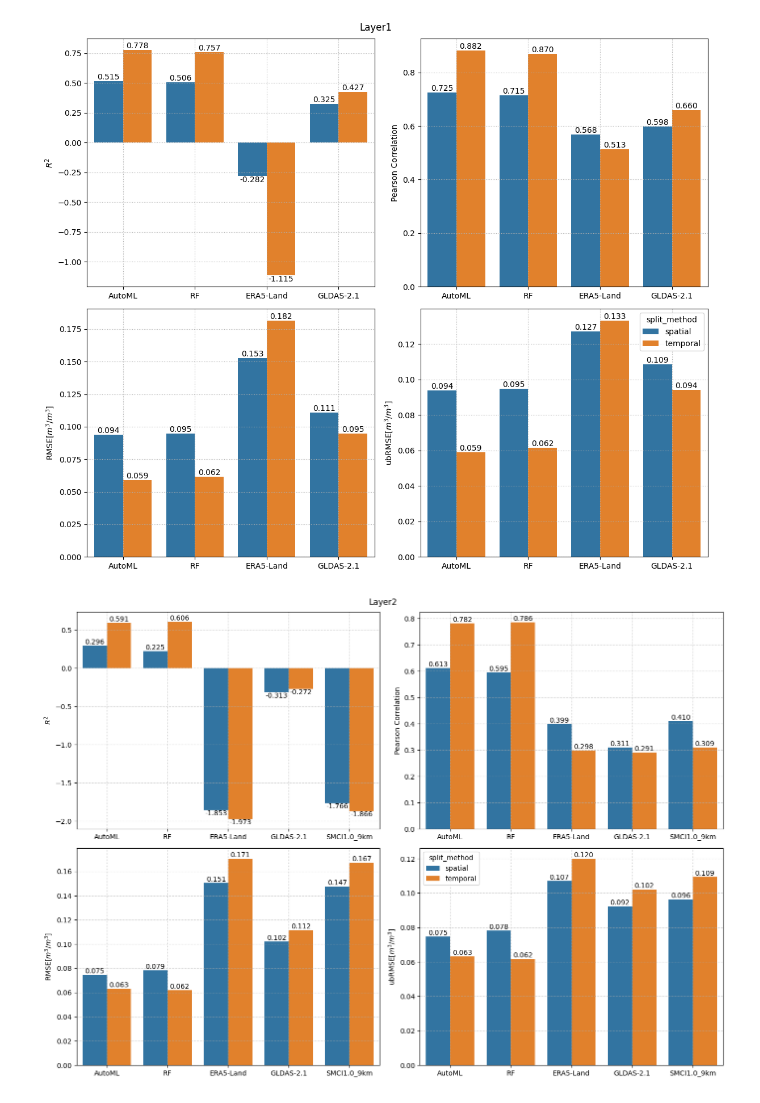
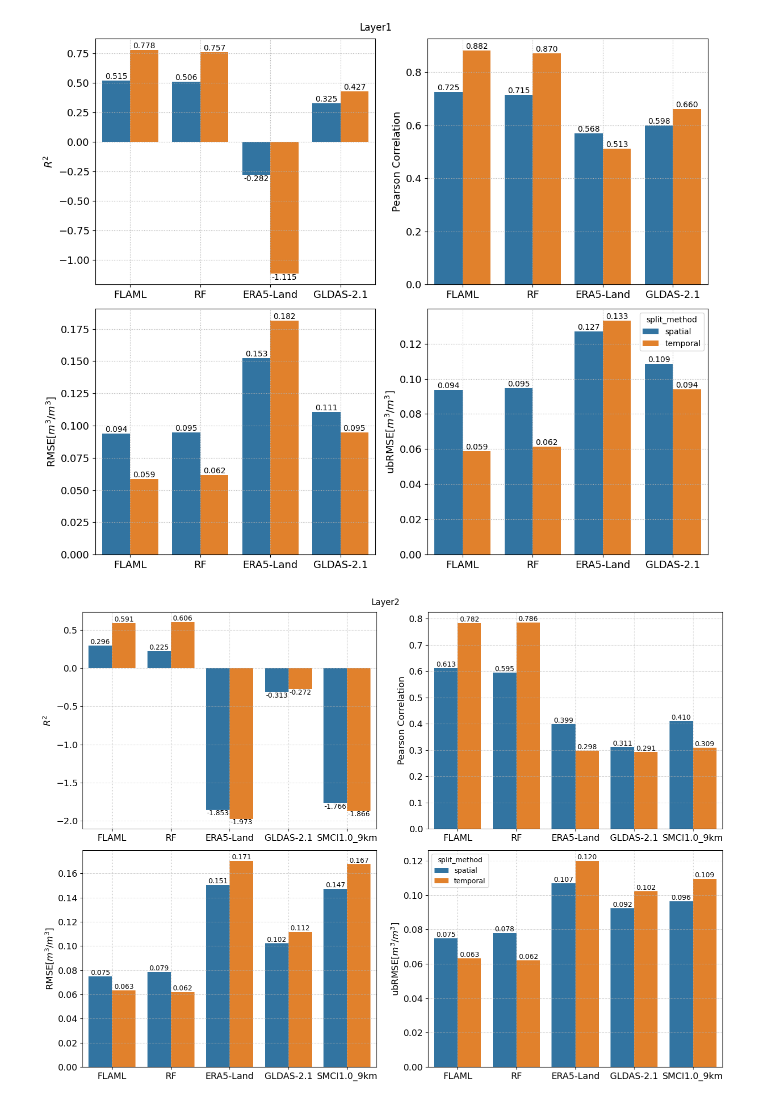
Before and after one commit to lizhuoq/AMSMQTP, a Jupyter notebook: src/plot/2_plot_insitu_metrics.ipynb, the cells around one changed output. Drawn from its saved outputs; the diff is of its cells as text; code cells hidden in the pictures.

```diff
--- a/src/plot/2_plot_insitu_metrics.ipynb
+++ b/src/plot/2_plot_insitu_metrics.ipynb
@@ -34,7 +34,7 @@ df.rename(columns={
 }, inplace=True)
 df["exp"] = df["exp"].map({
     "rf": "RF",
-    "automl": "AutoML",
+    "automl": "FLAML", # change AutoML to FLAML
     "smci": "SMCI1.0_9km",
     "gldas": "GLDAS-2.1",
     "era5": "ERA5-Land"
@@ -60,11 +60,18 @@ insitu_metrics = pd.read_csv("../../data/plot/insitu_metrics_pb.csv")
 save_root = "../../data/plot/insitu_metrics_pb_print"
 os.makedirs(save_root, exist_ok=True)
 
+# factor
+factor = 1.3
+
 for l in range(1, 6):
     if l == 1:
         fig, axes = plt.subplots(2, 2, figsize=(12, 10))
     else:
         fig, axes = plt.subplots(2, 2, figsize=(14, 10))
+
+    # change fontsize
+    # plt.rcParams["font.size"] = plt.rcParams["font.size"] * factor
+
 
     df = insitu_metrics[(insitu_metrics["layer"] == f"layer{l}")].copy()
     df.dropna(axis=0, inplace=True, how="any")
@@ -75,6 +82,10 @@ for l in range(1, 6):
 
     fig.suptitle(f"Layer{l}")
     for i, (ax, col) in enumerate(zip(axes, metric_cols)):
+        # change fontsize
+        for item in ([ax.title, ax.xaxis.label, ax.yaxis.label] +
+            ax.get_xticklabels() + ax.get_yticklabels()):
+            item.set_fontsize(item.get_fontsize() * factor)
         sns.boxplot(data=df, x="exp", y=col, hue="split_method", ax=ax)
         if i != 3:
             ax.get_legend().remove()
@@ -112,7 +123,7 @@ df["exp"] = df["exp"].map({
     "GLDAS": "GLDAS-2.1",
     'SMCI': "SMCI1.0_9km",
     "RF": "RF",
-    "AutoML": "AutoML"
+    "AutoML": "FLAML"
 })
 
 df.to_csv("../../data/plot/metrics_pb.csv", index=False)
@@ -125,34 +136,41 @@ metrics = pd.read_csv("../../data/plot/metrics_pb.csv")
 
 save_root = "../../data/plot/metrics_pb_print"
 os.makedirs(save_root, exist_ok=True)
+
+# change font size
+factor = 1.3
 
 for l in tqdm(range(1, 6)):
     if l == 1:
         fig, axes = plt.subplots(2, 2, figsize=(12, 10))
     else:
         fig, axes = plt.subplots(2, 2, figsize=(14, 10))
 
     df = metrics[metrics["layer"] == f"layer{l}"]
 
     axes = axes.ravel()
 
     metric_cols = [r"$R^2$","Pearson Correlation",r"RMSE[$m^3/m^3$]",r"ubRMSE[$m^3/m^3$]"]
 
     fig.suptitle(f"Layer{l}")
     for i, (ax, col) in enumerate(zip(axes, metric_cols)):
+        # change fontsize
+        for item in ([ax.title, ax.xaxis.label, ax.yaxis.label] +
+            ax.get_xticklabels() + ax.get_yticklabels()):
+            item.set_fontsize(item.get_fontsize() * factor)
         sns.barplot(data=df, x="exp", y=col, hue="split_method", ax=ax)
         ax.bar_label(ax.containers[0], fontsize=10, fmt="%.3f")
         ax.bar_label(ax.containers[1], fontsize=10, fmt="%.3f")
         if i != 3:
             ax.get_legend().remove()
 
         ax.grid(linestyle="dotted")
 
         ax.set_xlabel("")
 
     plt.tight_layout()
 
     plt.savefig(os.path.join(save_root, f"layer{l}.pdf"))
 # %% [output]
-[figure, old version]
+[figure, new version]
-[figure, old version]
+[figure, new version]
```
Also changed, not shown: parts of 2 cells of this notebook, 3 other files.
